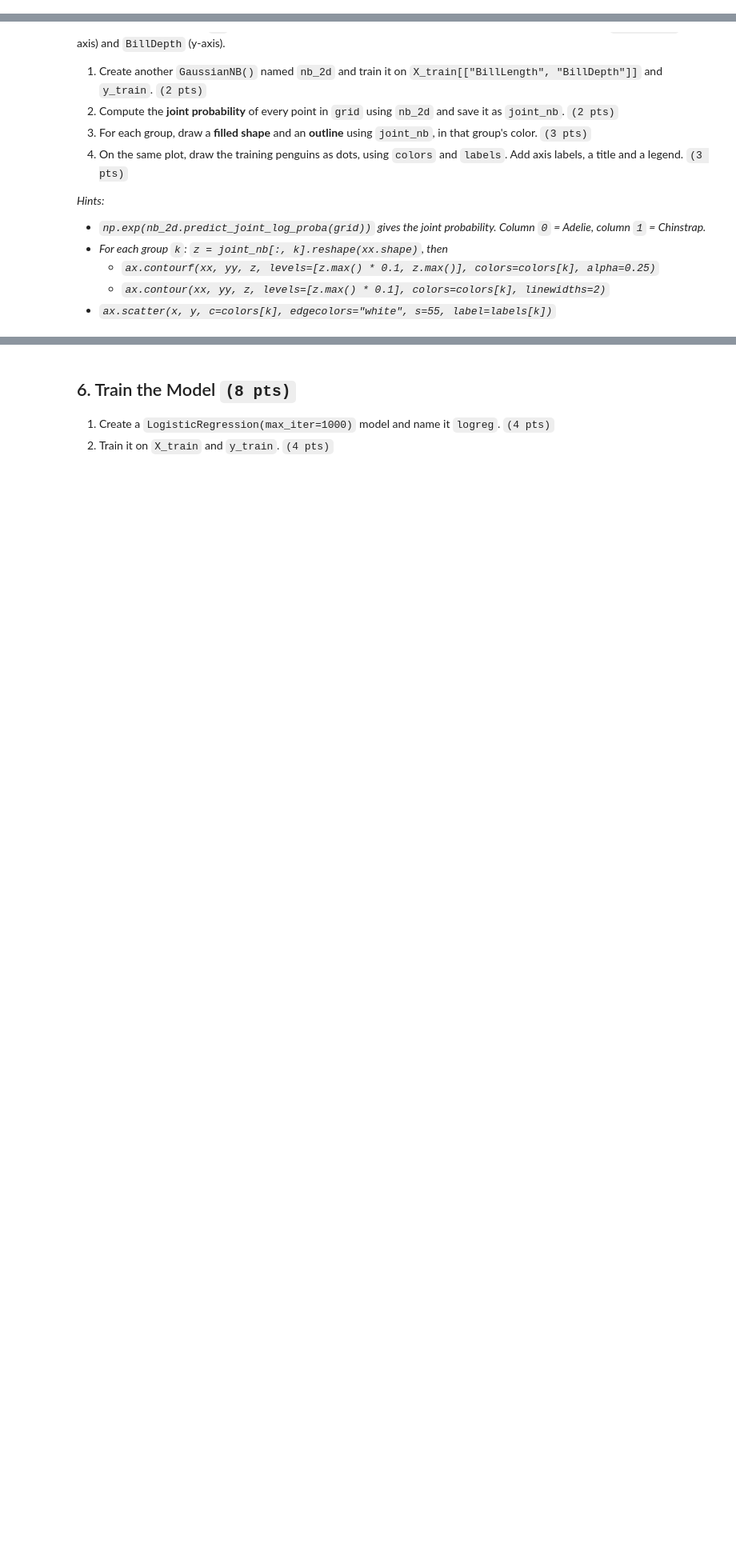
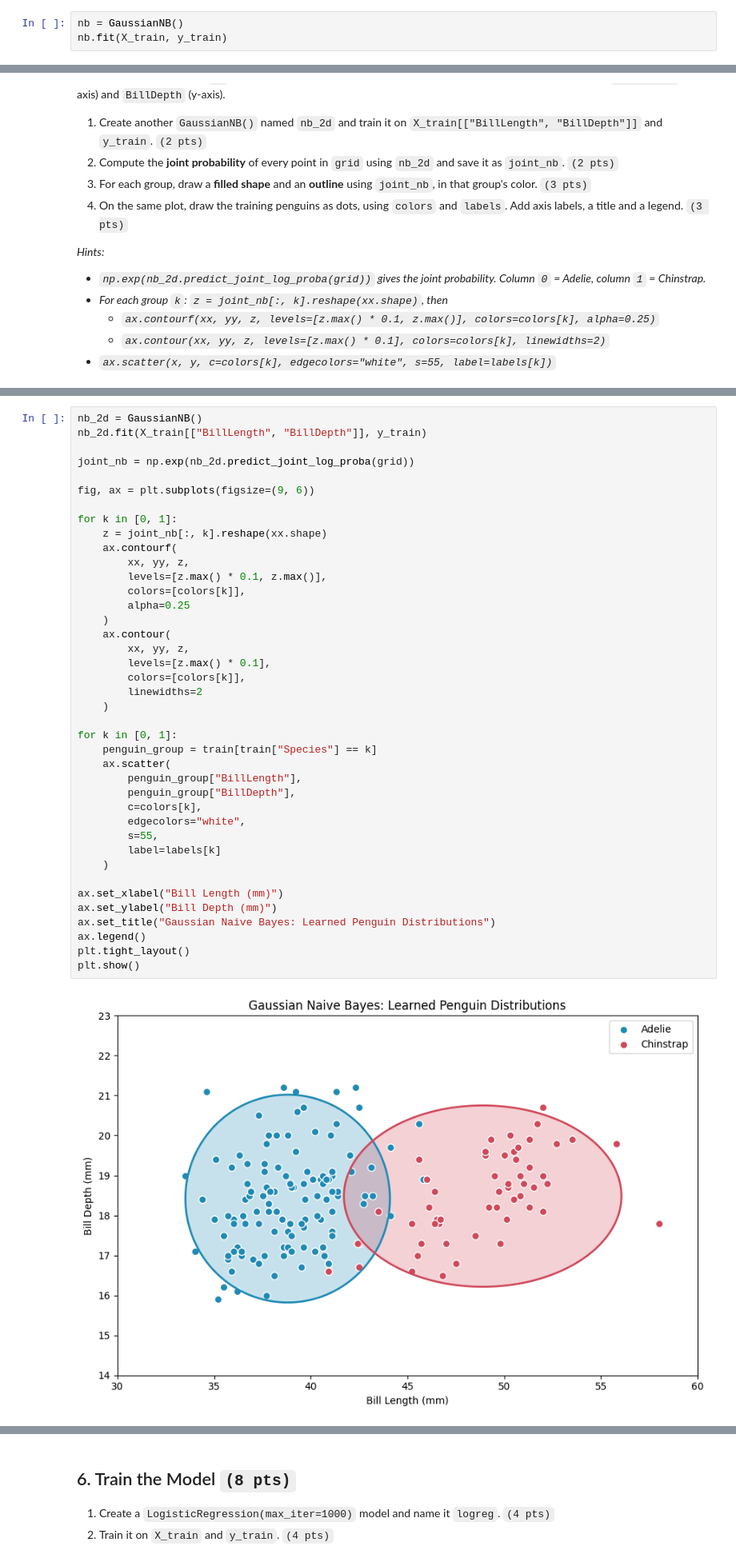
Before and after one commit to ohmrcl1218/MACASINAG_SY.26-27_CCADMACL_EXERCISES, a Jupyter notebook: EXERCISE_1_MACASINAG.ipynb, the cells around one changed output, grey strips where cells are left out. Shown at 80% size. Cells and saved outputs as stored; diff of their text form; blank space fills up the shorter version.

```diff
--- a/EXERCISE_1_MACASINAG.ipynb
+++ b/EXERCISE_1_MACASINAG.ipynb
@@ -131,0 +147,3 @@ We will use `GaussianNB`, a Naive Bayes model for numeric features.
+# %%
+nb = GaussianNB()
+nb.fit(X_train, y_train)
@@ -161,3 +183,45 @@ A plot only has 2 axes, but `nb` uses 5 features. So for the plot, train a small
+# %%
+nb_2d = GaussianNB()
+nb_2d.fit(X_train[["BillLength", "BillDepth"]], y_train)
+
+joint_nb = np.exp(nb_2d.predict_joint_log_proba(grid))
+
+fig, ax = plt.subplots(figsize=(9, 6))
+
+for k in [0, 1]:
+    z = joint_nb[:, k].reshape(xx.shape)
+    ax.contourf(
+        xx, yy, z,
+        levels=[z.max() * 0.1, z.max()],
+        colors=[colors[k]],
+        alpha=0.25
+    )
+    ax.contour(
+        xx, yy, z,
+        levels=[z.max() * 0.1],
+        colors=[colors[k]],
+        linewidths=2
+    )
+
+for k in [0, 1]:
+    penguin_group = train[train["Species"] == k]
+    ax.scatter(
+        penguin_group["BillLength"],
+        penguin_group["BillDepth"],
+        c=colors[k],
+        edgecolors="white",
+        s=55,
+        label=labels[k]
+    )
+
+ax.set_xlabel("Bill Length (mm)")
+ax.set_ylabel("Bill Depth (mm)")
+ax.set_title("Gaussian Naive Bayes: Learned Penguin Distributions")
+ax.legend()
+plt.tight_layout()
+plt.show()
+# %% [output]
+[figure, added]
 # %% [markdown]
 # PART 2 — DISCRIMINATIVE: Logistic Regression `(25 pts)`
 
```
Also changed, not shown: parts of 15 cells of this notebook.
